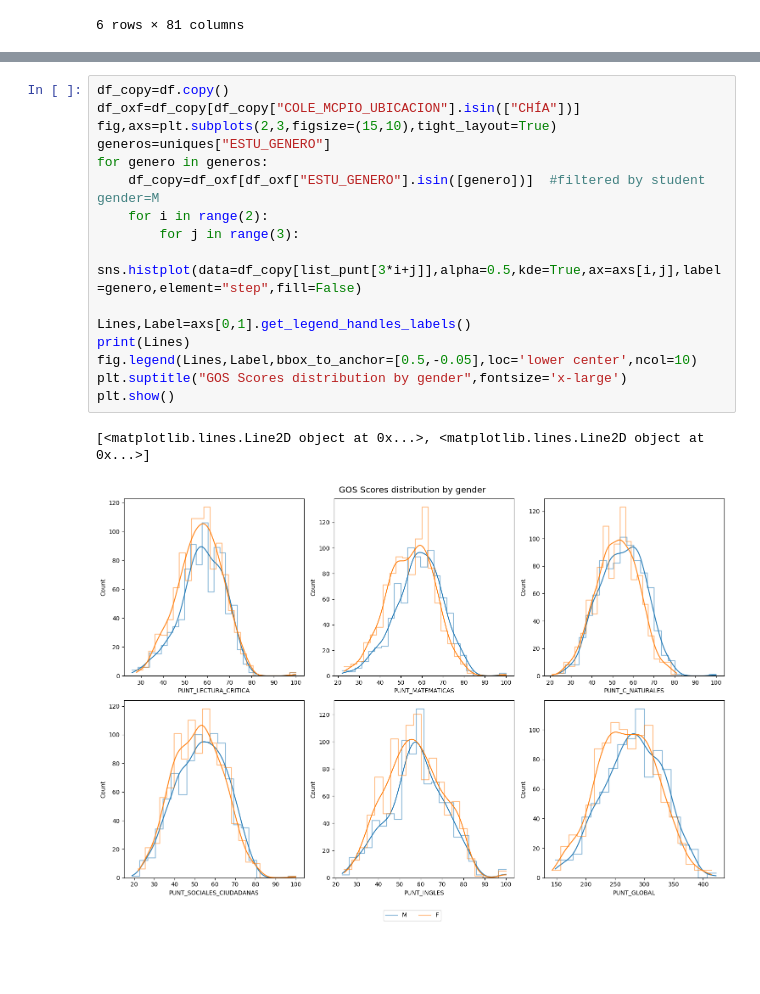
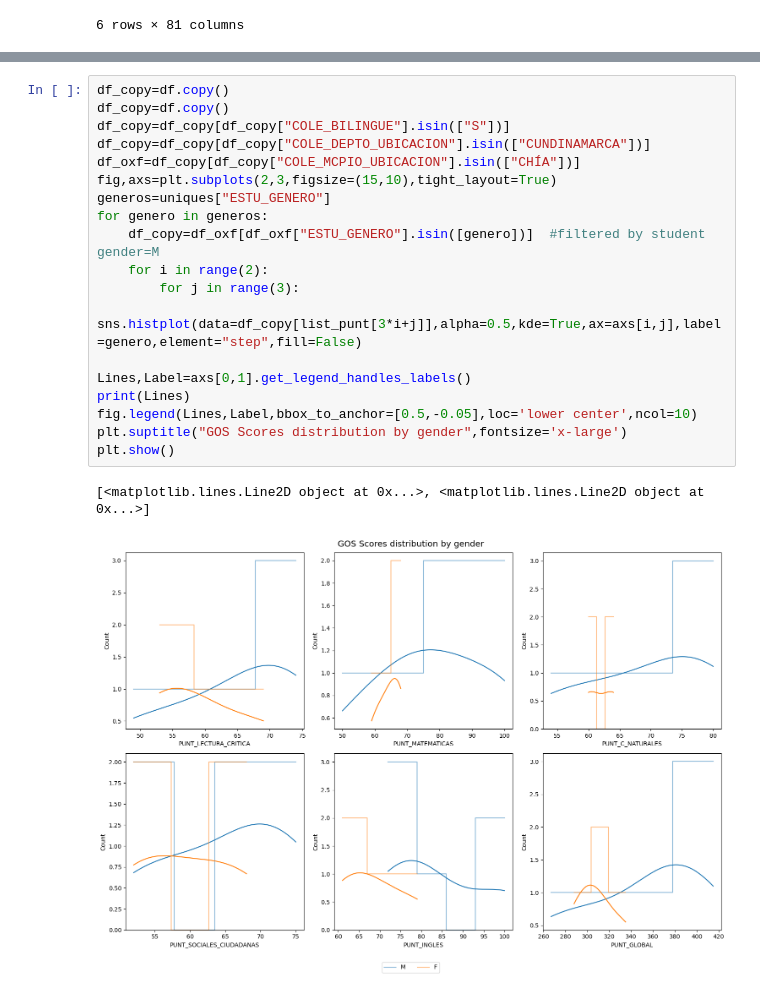
Before and after one commit to jcasarmiento/PS_Data_Science, a Jupyter notebook: DataExplorationIcfes/DataExplorationIcfes.ipynb, the cells around one changed output, grey strips where cells are left out. Saved outputs shown, nothing was run; the diff lists cells and outputs as text; blank space fills up the shorter version.

```diff
--- a/DataExplorationIcfes/DataExplorationIcfes.ipynb
+++ b/DataExplorationIcfes/DataExplorationIcfes.ipynb
@@ -414,20 +420,23 @@ df_copy.groupby(["ESTU_GENERO"],dropna=False).agg([np.mean,np.std,np.max,np.min]
 2 rows × 24 columns
 # %%
 df_copy=df.copy()
+df_copy=df.copy()
+df_copy=df_copy[df_copy["COLE_BILINGUE"].isin(["S"])]
+df_copy=df_copy[df_copy["COLE_DEPTO_UBICACION"].isin(["CUNDINAMARCA"])]
 df_oxf=df_copy[df_copy["COLE_MCPIO_UBICACION"].isin(["CHÍA"])]
 fig,axs=plt.subplots(2,3,figsize=(15,10),tight_layout=True)
 generos=uniques["ESTU_GENERO"]
 for genero in generos:
     df_copy=df_oxf[df_oxf["ESTU_GENERO"].isin([genero])]  #filtered by student gender=M
     for i in range(2):
         for j in range(3):
             sns.histplot(data=df_copy[list_punt[3*i+j]],alpha=0.5,kde=True,ax=axs[i,j],label=genero,element="step",fill=False)
 
 Lines,Label=axs[0,1].get_legend_handles_labels()
 print(Lines)
 fig.legend(Lines,Label,bbox_to_anchor=[0.5,-0.05],loc='lower center',ncol=10)
 plt.suptitle("GOS Scores distribution by gender",fontsize='x-large')
 plt.show()
 # %% [output]
 [<matplotlib.lines.Line2D object at 0x...>, <matplotlib.lines.Line2D object at 0x...>]
-[figure, old version]
+[figure, new version]
```
Also changed, not shown: parts of 5 cells of this notebook.
